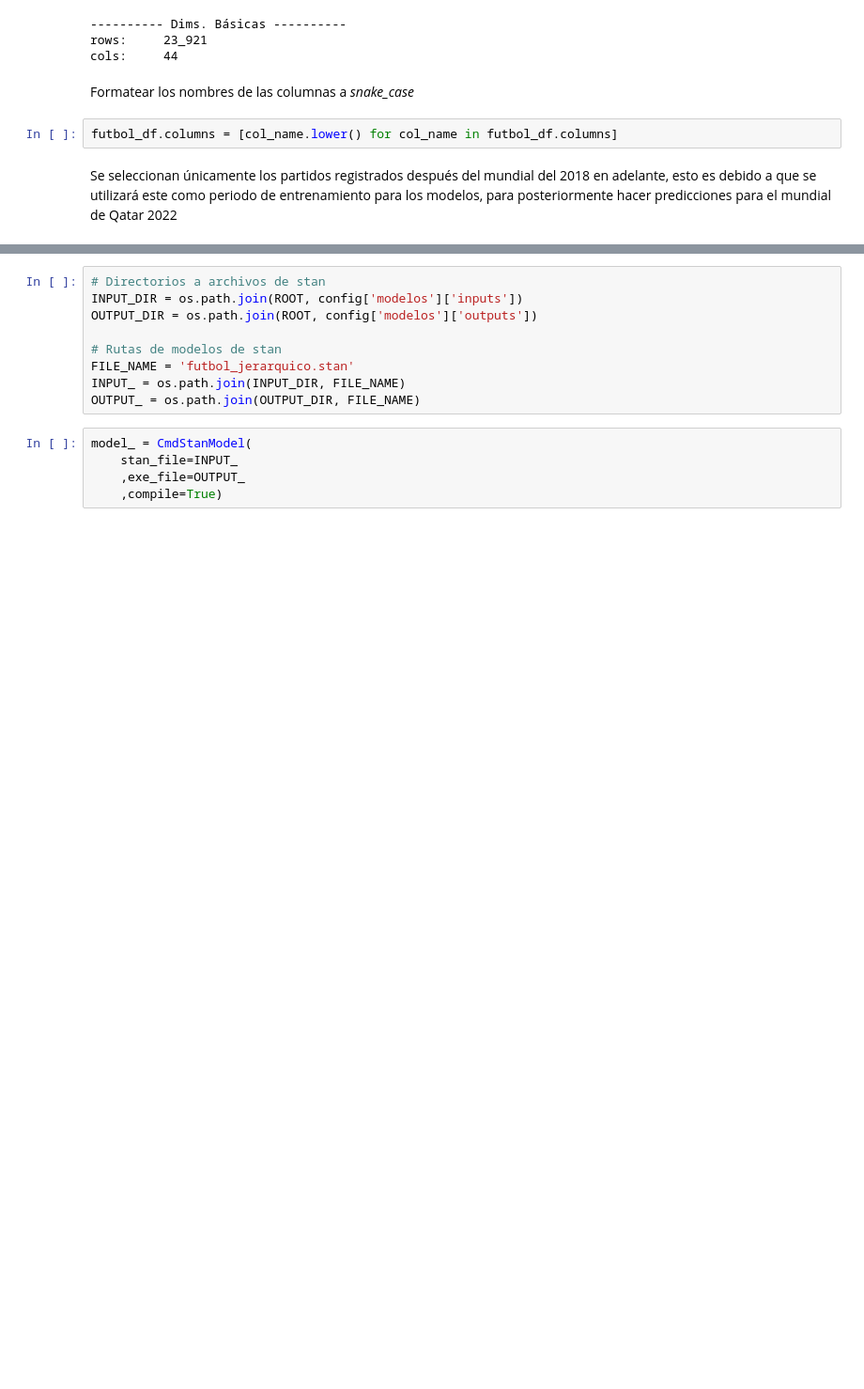
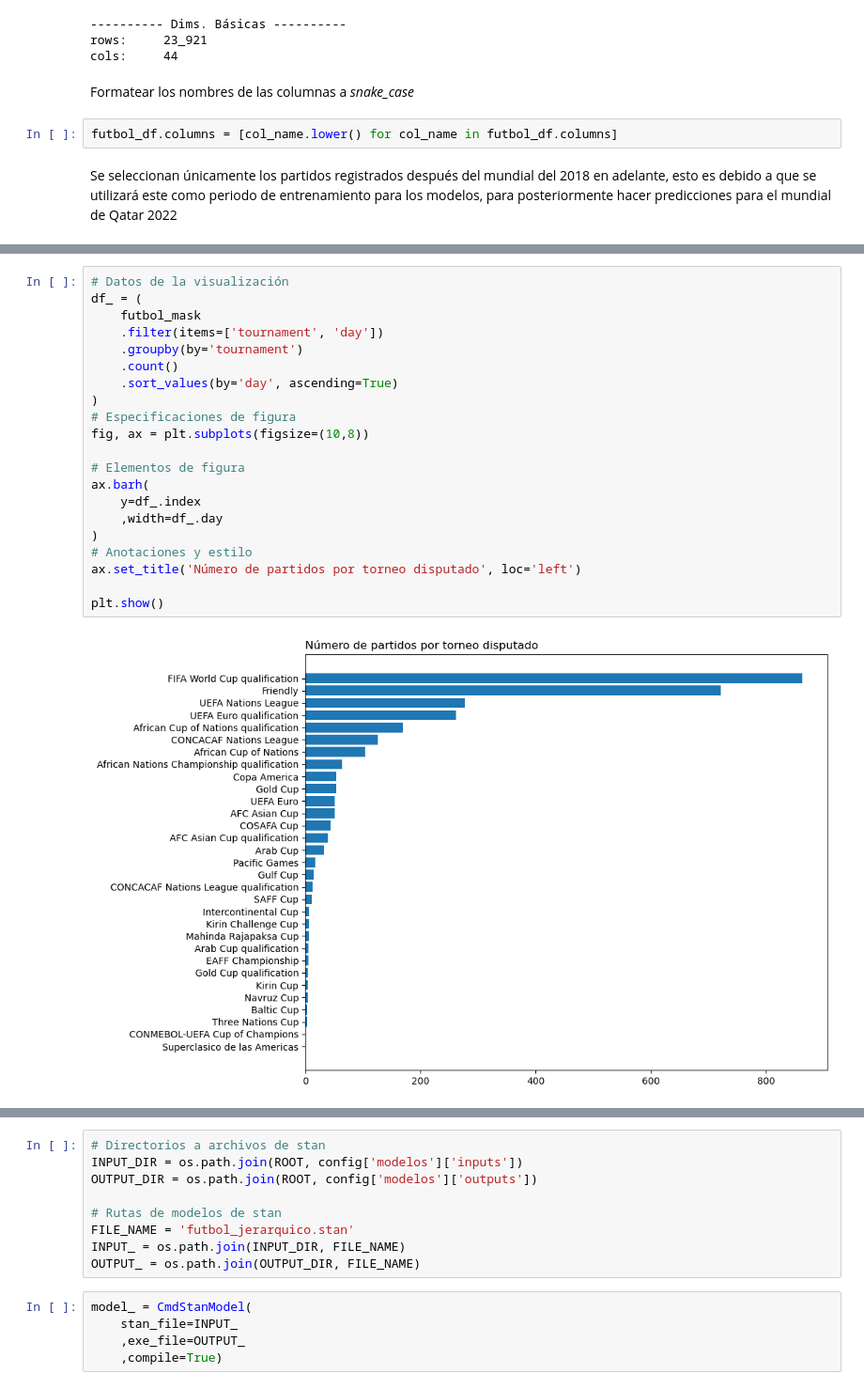
Before and after one commit to CAMM961001/futbol_bayes, a Jupyter notebook: notebooks/analisis_exploratorio.ipynb, the cells around one changed output, grey strips where cells are left out. Shown at 94% size. Cells and saved outputs as stored; diff of their text form; blank space fills up the shorter version.

```diff
--- a/notebooks/analisis_exploratorio.ipynb
+++ b/notebooks/analisis_exploratorio.ipynb
@@ -91,0 +110,23 @@ futbol_mask
+# %%
+# Datos de la visualización
+df_ = (
+    futbol_mask
+    .filter(items=['tournament', 'day'])
+    .groupby(by='tournament')
+    .count()
+    .sort_values(by='day', ascending=True)
+)
+# Especificaciones de figura
+fig, ax = plt.subplots(figsize=(10,8))
+
+# Elementos de figura
+ax.barh(
+    y=df_.index
+    ,width=df_.day
+)
+# Anotaciones y estilo
+ax.set_title('Número de partidos por torneo disputado', loc='left')
+
+plt.show()
+# %% [output]
+[figure, added]
```
Also changed, not shown: parts of 6 cells of this notebook.
